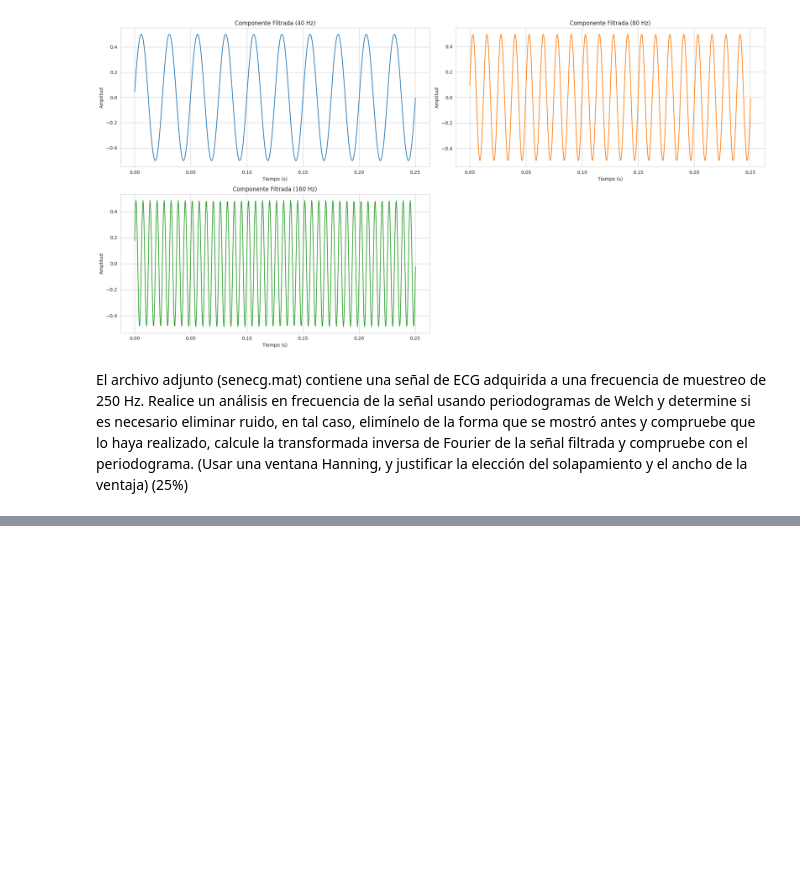
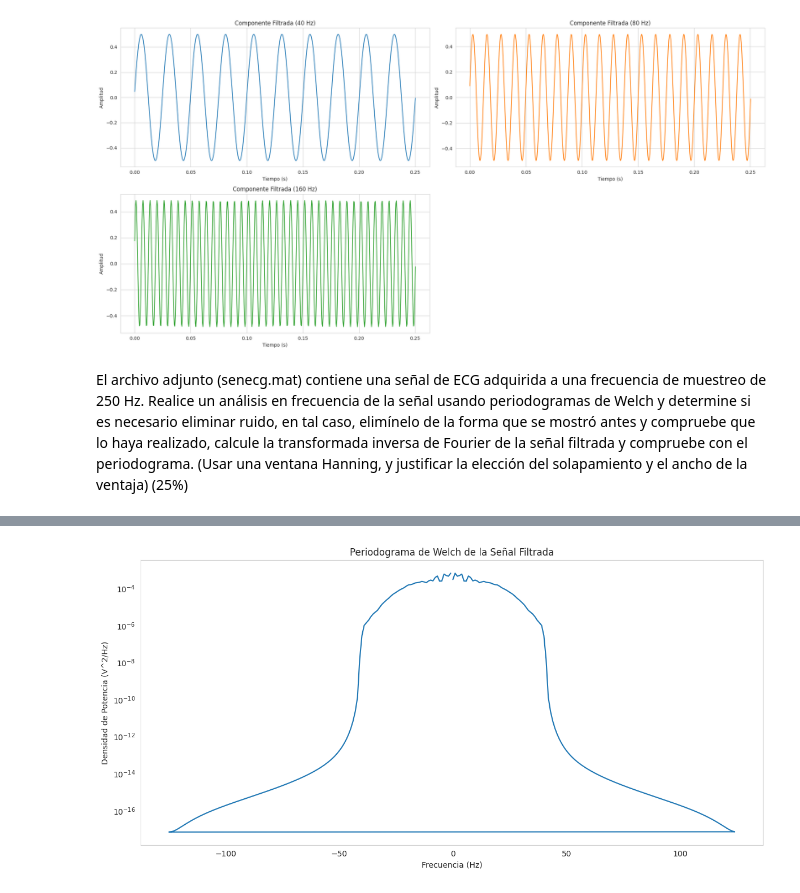
Before and after one commit to Yuliana2001/laboratorio-5, a Jupyter notebook: Untitled10.ipynb, the cells around one changed output, grey strips where cells are left out. Saved outputs shown, nothing was run; the diff lists cells and outputs as text; code cells hidden in the pictures; blank space fills up the shorter version.

```diff
--- a/Untitled10.ipynb
+++ b/Untitled10.ipynb
@@ -195,0 +283,12 @@ El archivo adjunto (senecg.mat) contiene una señal de ECG adquirida a una frecu
+# %%
+frecuencias_welch, Pxx_welch = welch(ecg_filtrado, fs, window='hann', nperseg=256, noverlap=128)
+plt.figure(figsize=(12, 6))
+plt.semilogy(frecuencias_welch, Pxx_welch)
+plt.title('Periodograma de Welch de la Señal Filtrada')
+plt.xlabel('Frecuencia (Hz)')
+plt.ylabel('Densidad de Potencia (V^2/Hz)')
+plt.grid()
+plt.tight_layout()
+plt.show()
+# %% [output]
+[figure, added]
```
Also changed, not shown: parts of 5 cells of this notebook.
